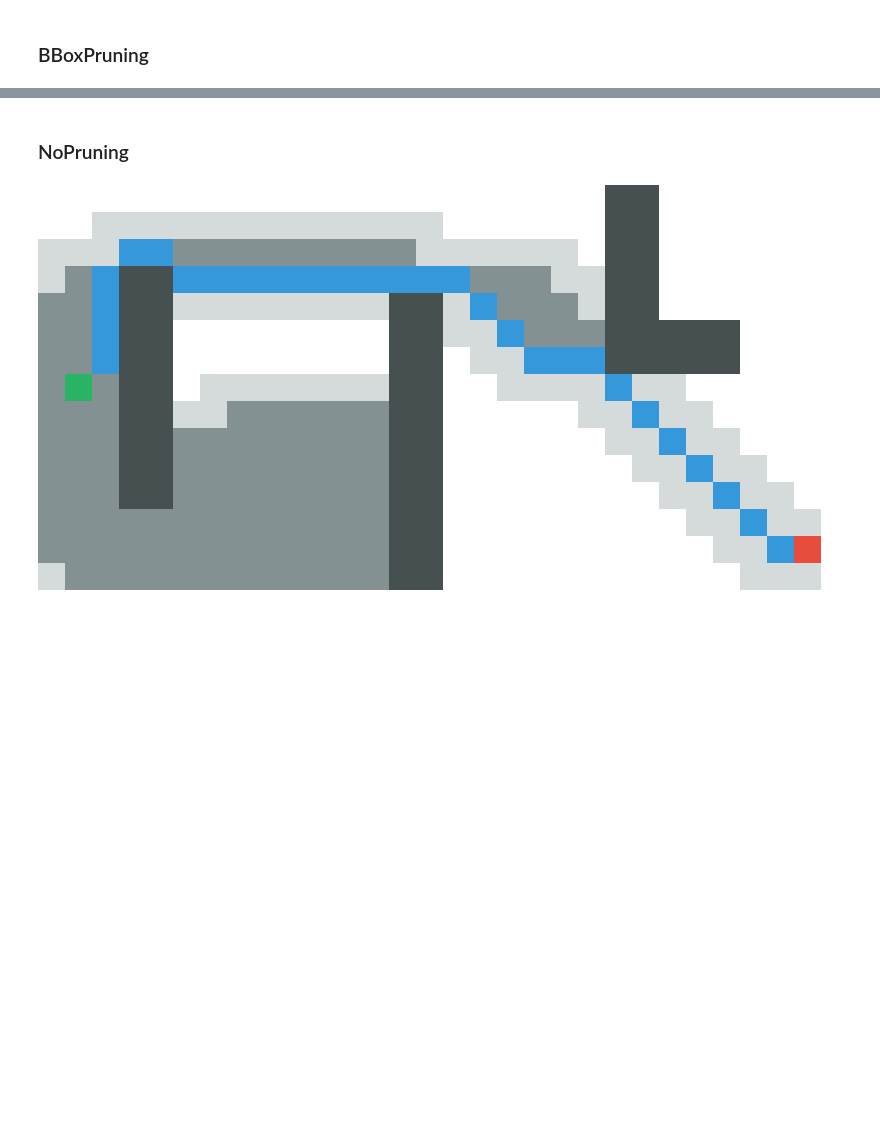
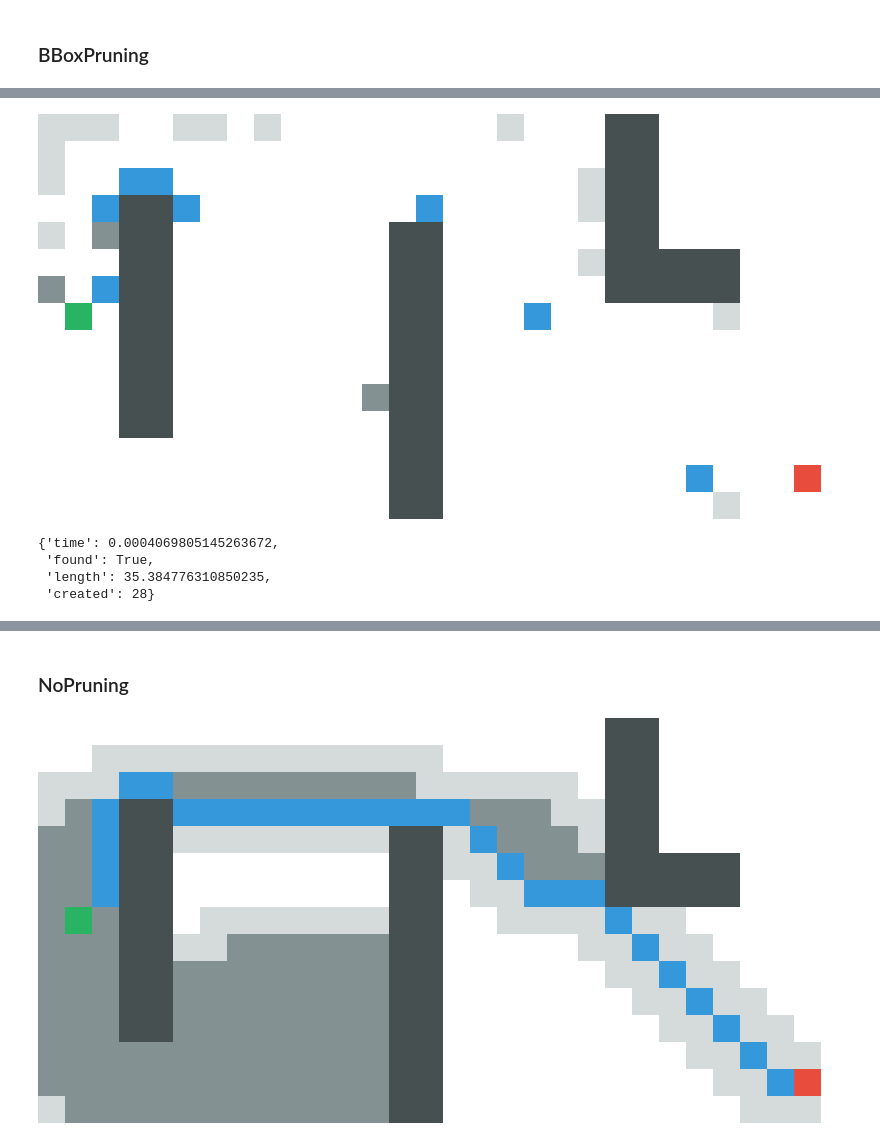
Before and after one commit to Ilyabasharov/path_planning, a Jupyter notebook: main.ipynb, the cells around one changed output, grey strips where cells are left out. Drawn from its saved outputs; the diff is of its cells as text; code cells hidden in the pictures; blank space fills up the shorter version.

```diff
--- a/main.ipynb
+++ b/main.ipynb
@@ -69,6 +69,16 @@ simpleTest(solver, findPathBase, grid, startNode, goalNode, OpenList, ClosedList
  'found': True,
  'length': 35.384776310850235,
  'created': 12}
+# %%
+solver = JPSPlus(diagonalDistance, prune)
+solver.doPreprocess(grid)
+simpleTest(solver, findPathBase, grid, startNode, goalNode, OpenList, ClosedList)
+# %% [output]
+[figure, added]
+{'time': 0.0004069805145263672,
+ 'found': True,
+ 'length': 35.384776310850235,
+ 'created': 28}
 # %%
 solver = JPSPlus(diagonalDistance, prune)
 solver.doPreprocess(grid)
```
Also changed, not shown: parts of 12 cells of this notebook, 3 other files.
